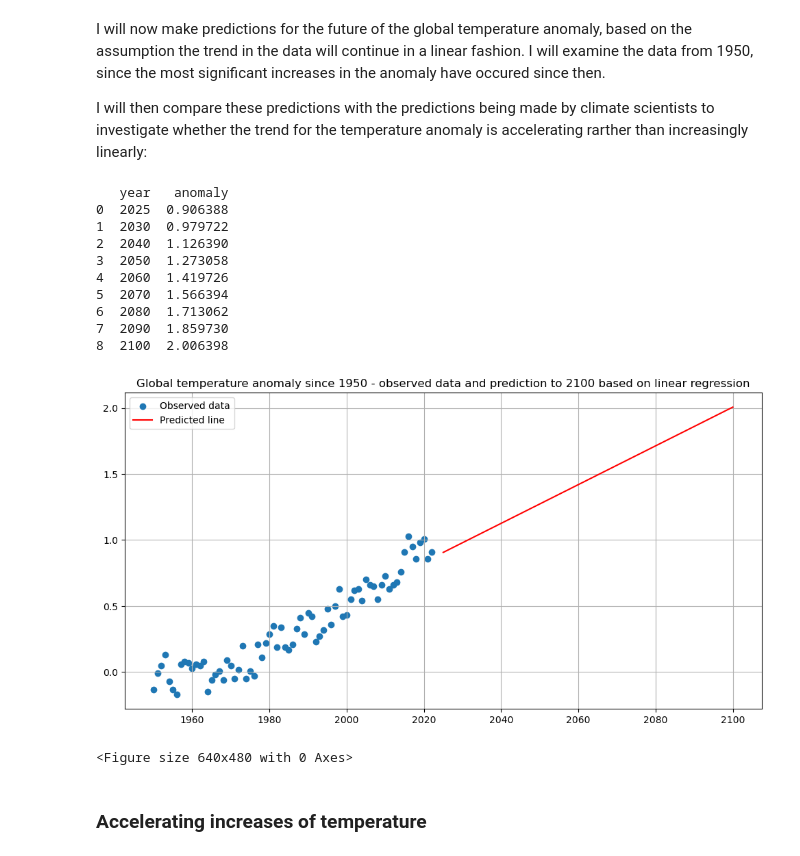
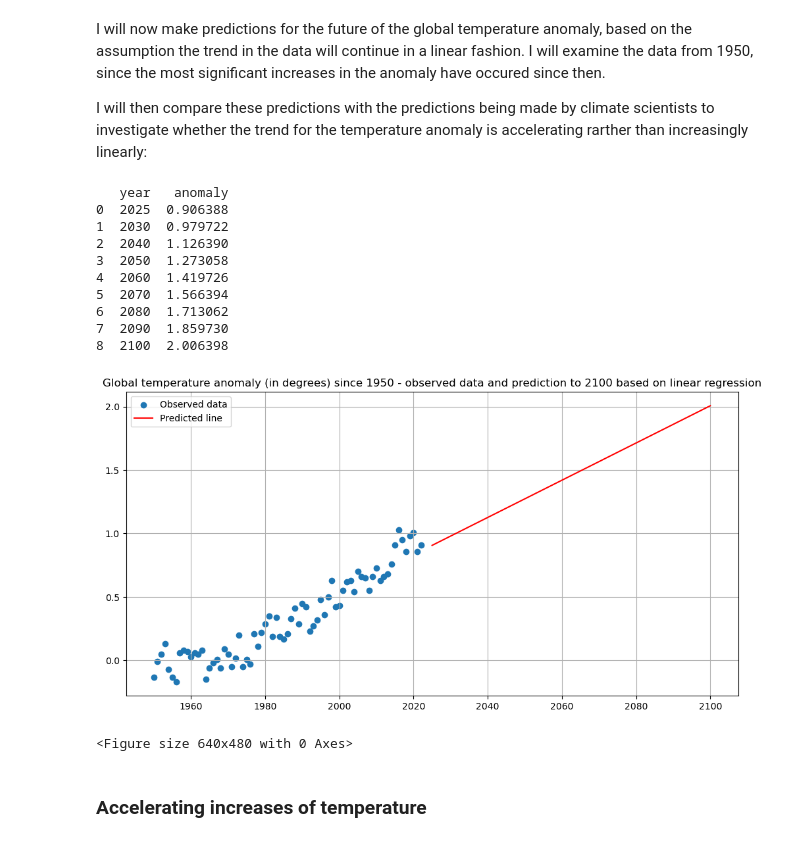
Before and after one commit to jmce22/pfda_project2, a Jupyter notebook: pfda_project2.ipynb, the cells around one changed output. Cells and saved outputs as stored; diff of their text form; code cells hidden in the pictures.

```diff
--- a/pfda_project2.ipynb
+++ b/pfda_project2.ipynb
@@ -1284,35 +1338,35 @@ future_years_reshaped = future_years.reshape(-1, 1)
 future_anomalies = lr.predict(future_years_reshaped)
 
 # I will print the list of predictions for the global temperature anomaly for each of the years contained in the
 # 'future_years' array above
 df_future_anomalies_by_year = pd.DataFrame({'year':future_years, 'anomaly':future_anomalies})
 print()
 print(df_future_anomalies_by_year)
 print()
 
 
 plt.figure(figsize= (12,6))
-plt.title('Global temperature anomaly since 1950 - observed data and prediction to 2100 based on linear regression')
+plt.title('Global temperature anomaly (in degrees) since 1950 - observed data and prediction to 2100 based on linear regression')
 plt.scatter(df_global_temp_anomaly_post_1950['year'], df_global_temp_anomaly_post_1950['anomaly'])
 plt.plot(future_years_reshaped, future_anomalies, 'r')
 plt.legend(["Observed data", "Predicted line"])
 plt.grid(True)
 plt.show()
 plt.savefig('global_temp_anomaly_linear_prediction')
 
 #print(df_global_temp_anomaly_post_1950)
 # %% [output]
    year   anomaly
 0  2025  0.906388
 1  2030  0.979722
 2  2040  1.126390
 3  2050  1.273058
 4  2060  1.419726
 5  2070  1.566394
 6  2080  1.713062
 7  2090  1.859730
 8  2100  2.006398
-[figure, old version]
+[figure, new version]
 <Figure size 640x480 with 0 Axes>
 # %% [markdown]
 ### Accelerating increases of temperature ###
```
Also changed, not shown: parts of 33 cells of this notebook, 3 other files.
